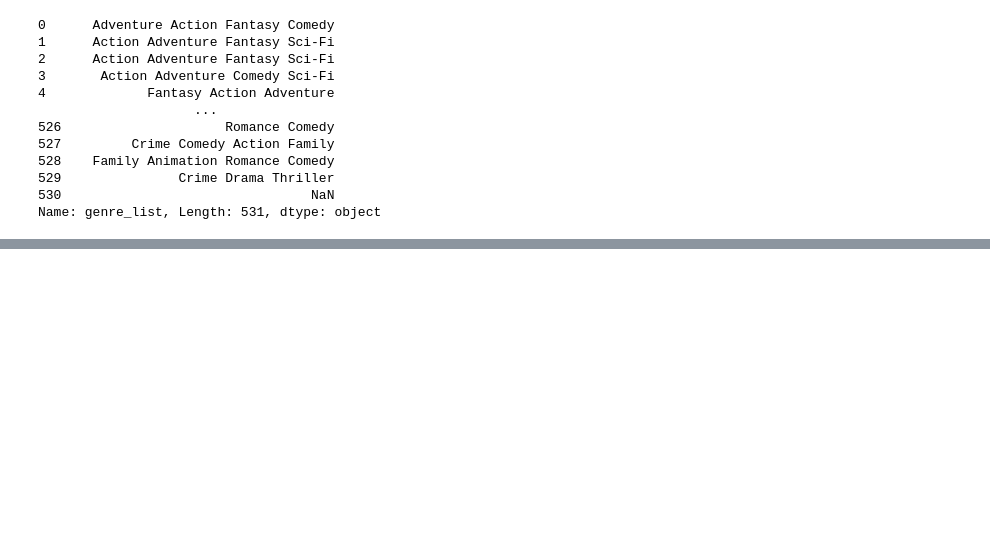
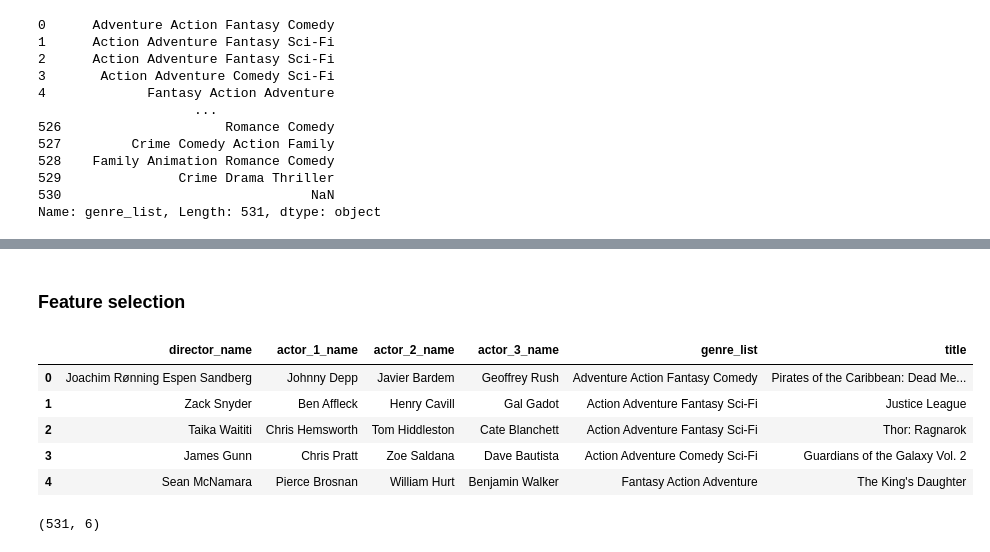
Before and after one commit to MarkJasonE/Recommendation-System-Movies, a Jupyter notebook: prepro_2.ipynb, the cells around one changed output, grey strips where cells are left out. Drawn from its saved outputs; the diff is of its cells as text; code cells hidden in the pictures; blank space fills up the shorter version.

```diff
--- a/prepro_2.ipynb
+++ b/prepro_2.ipynb
@@ -202,0 +269,2 @@ Name: genre_list, Length: 531, dtype: object
+# %%
+data["actor_3_name"] = data["cast"].map(lambda x: get_actor3(x))
@@ -202,0 +288,13 @@ Name: genre_list, Length: 531, dtype: object
+# %%
+def get_director(x):
+    directors = []
+    ws = " "
+    for i in x:
+        if i.get("job") == "Director":
+            directors.append(i.get("name"))
+    if directors == []:
+        return np.NaN
+    else:
+        return (ws.join(directors))
+# %%
+data["director_name"] = data["crew"].map(lambda x: get_director(x))
@@ -202,0 +316,18 @@ Name: genre_list, Length: 531, dtype: object
+# %% [markdown]
+### Feature selection
+# %%
+features = ["director_name", "actor_1_name", "actor_2_name", "actor_3_name", "genre_list", "title"]
+# %%
+movie_45k_data = data.loc[:, features]
+movie_45k_data.head()
+# %% [output]
+|  | director_name | actor_1_name | actor_2_name | actor_3_name | genre_list | title |
+| 0 | Joachim Rønning Espen Sandberg | Johnny Depp | Javier Bardem | Geoffrey Rush | Adventure Action Fantasy Comedy | Pirates of the Caribbean: Dead Me... |
+| 1 | Zack Snyder | Ben Affleck | Henry Cavill | Gal Gadot | Action Adventure Fantasy Sci-Fi | Justice League |
+| 2 | Taika Waititi | Chris Hemsworth | Tom Hiddleston | Cate Blanchett | Action Adventure Fantasy Sci-Fi | Thor: Ragnarok |
+| 3 | James Gunn | Chris Pratt | Zoe Saldana | Dave Bautista | Action Adventure Comedy Sci-Fi | Guardians of the Galaxy Vol. 2 |
+| 4 | Sean McNamara | Pierce Brosnan | William Hurt | Benjamin Walker | Fantasy Action Adventure | The King's Daughter |
+# %%
+movie_45k_data.shape
+# %% [output]
+(531, 6)
```
Also changed, not shown: parts of 11 cells of this notebook, 1 other file.
